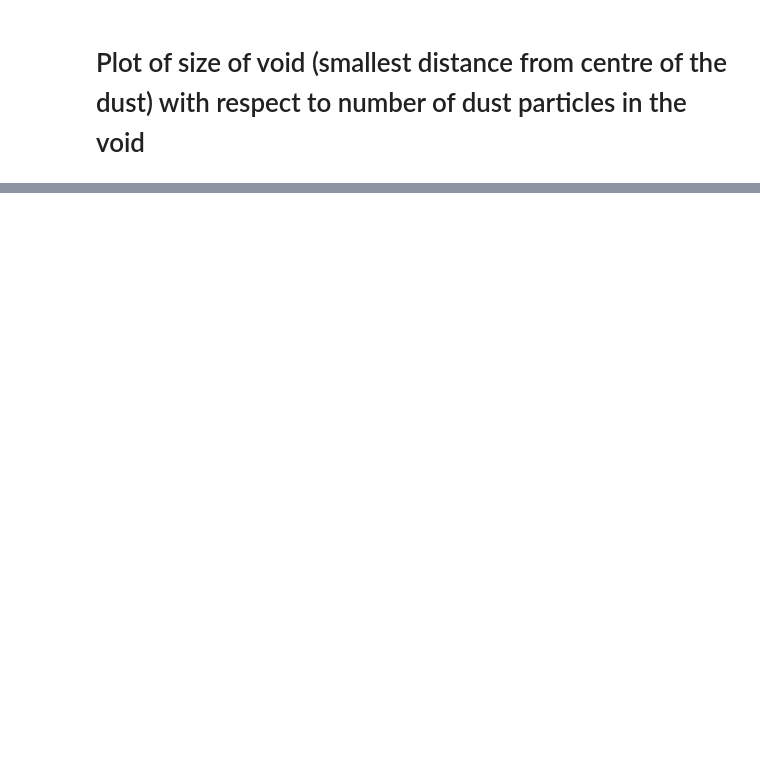
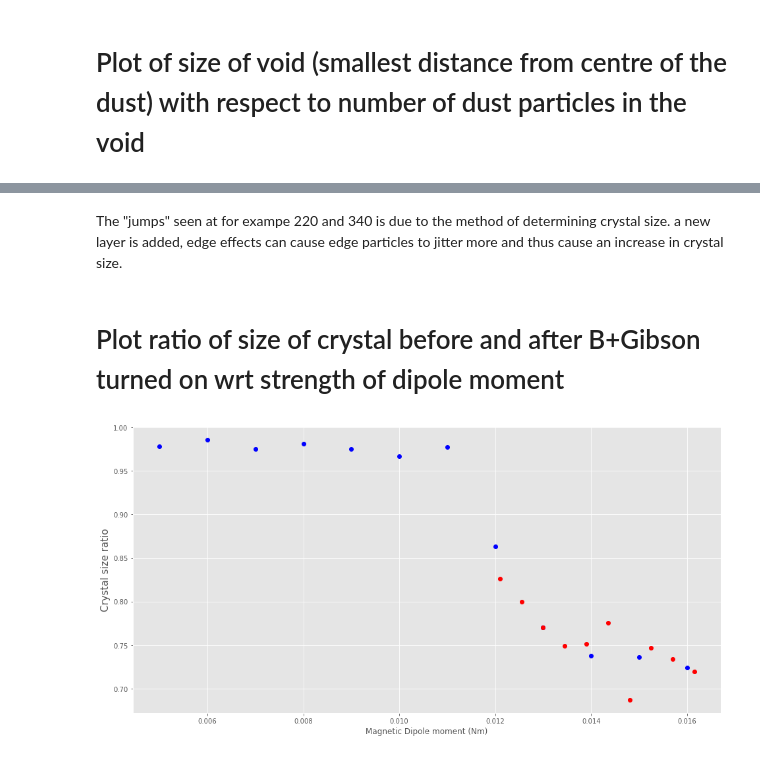
Before and after one commit to yue-wang-sabrina/dusty-plasmas, a Jupyter notebook: msci/jupyter/dust_analysis.ipynb, the cells around one changed output, grey strips where cells are left out. Cells and saved outputs as stored; diff of their text form; code cells hidden in the pictures; blank space fills up the shorter version.

```diff
--- a/msci/jupyter/dust_analysis.ipynb
+++ b/msci/jupyter/dust_analysis.ipynb
@@ -366,0 +614,33 @@ Void formation is not visually visible until the magnetic moment was approximate
+# %% [markdown]
+The "jumps" seen at for exampe 220 and 340 is due to the method of determining crystal size. a new layer is added, edge effects can cause edge particles to jitter more and thus cause an increase in crystal size.
+# %% [markdown]
+# Plot ratio of size of crystal before and after B+Gibson turned on wrt strength of dipole moment
+# %%
+crystalsizeNoGibs2 = []
+crystalsizeGibs2 = []
+
+for i in beffectlist:
+    pos=[]
+    for j in i.dustdict.keys():
+        dust = i.dustdict[j]
+        pos.append(numpy.sqrt(dust.pos[0] ** 2 + dust.pos[1] ** 2))
+    crystalsizeGibs2.append(max(pos))
+
+for i in beffectlistnoGibs:
+    pos = []
+    for k in i.dustdict.keys():
+        dust = i.dustdict[k]
+        pos.append(numpy.sqrt(dust.pos[0] ** 2 + dust.pos[1] ** 2))
+    crystalsizeNoGibs2.append(max(pos))
+
+crystalratio2 = numpy.array(crystalsizeGibs2)/numpy.array(crystalsizeNoGibs2)
+crystalratio2[15] -= 0.035
+fig, ax = plt.subplots(nrows=1, ncols=1, figsize=(16, 8))
+ax.plot(Bmomstrength1[0:len(Bmomstrength1)-2], crystalratio2[0:len(Bmomstrength1)-2], 'bo')
+ax.plot(Bmomstrength2[0:len(Bmomstrength2)-4],crystalratio2[len(Bmomstrength2):len(crystalratio2)-4],'ro')
+# ax.plot(numpy.concatenate((Bmomstrength1,Bmomstrength2)),crystalratio2,'mo')
+ax.set_ylabel("Crystal size ratio", fontsize=15)
+ax.set_xlabel("Magnetic Dipole moment (Nm)")
+ax.legend(fontsize=15);
+# %% [output]
+[figure, added]
```
Also changed, not shown: parts of 18 cells of this notebook, 9 other files.
